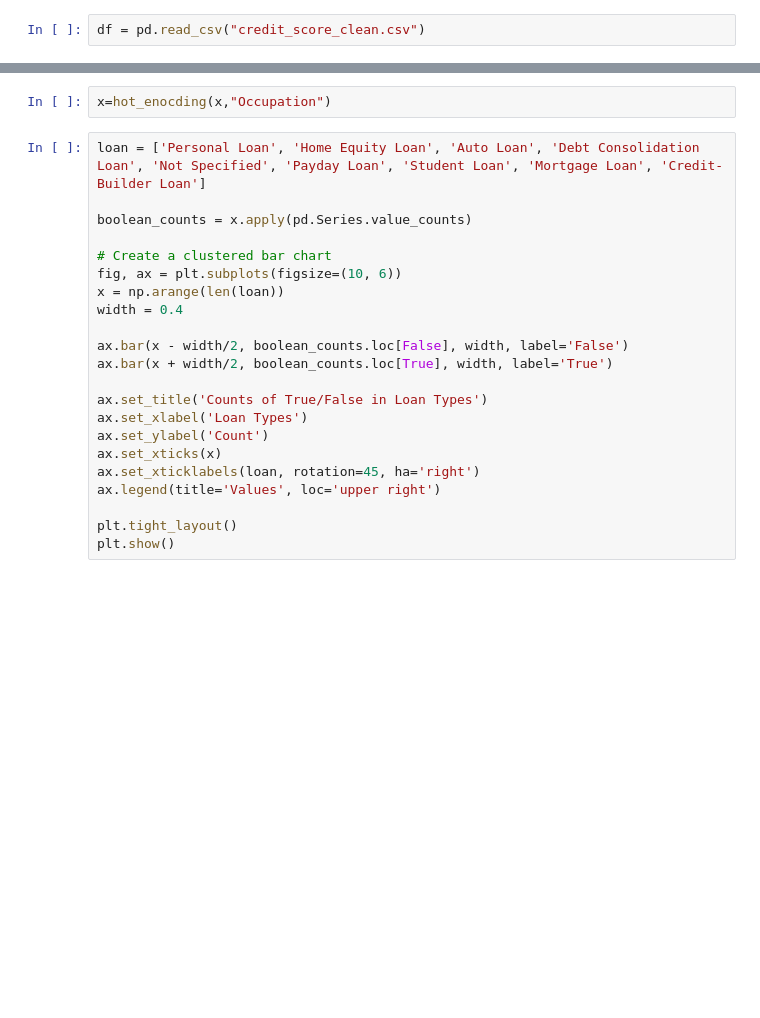
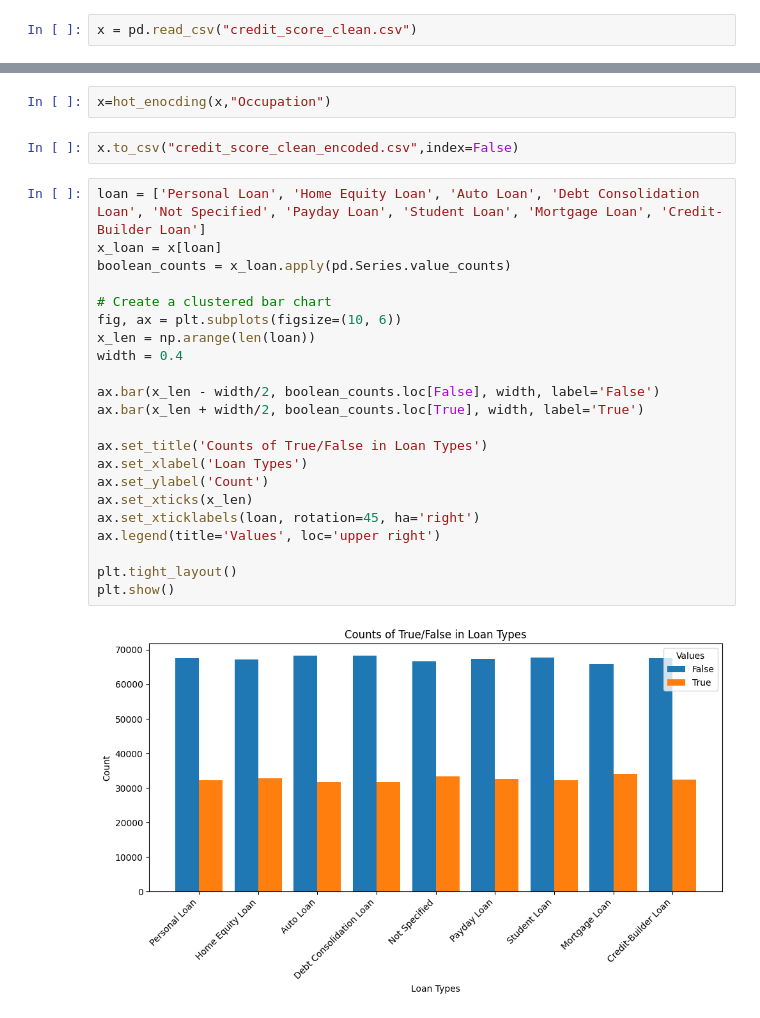
Before and after one commit to yaseen1998/AI_Orange_Course, a Jupyter notebook: Assigment/5_encoding.ipynb, the cells around one changed output, grey strips where cells are left out. Saved outputs shown, nothing was run; the diff lists cells and outputs as text; blank space fills up the shorter version.

```diff
--- a/Assigment/5_encoding.ipynb
+++ b/Assigment/5_encoding.ipynb
@@ -14,7 +15,7 @@ def custom_encoding(y):
     y = y.map(mapping)
     return y
 # %%
-df = pd.read_csv("credit_score_clean.csv")
+x = pd.read_csv("credit_score_clean.csv")
 # %%
 unique = x['Type_of_Loan'].unique()
 res =set()
@@ -38,25 +39,29 @@ x["Credit_Mix"]= custom_encoding(x["Credit_Mix"])
 x=hot_enocding(x,"Payment_Behaviour")
 # %%
 x=hot_enocding(x,"Occupation")
+# %%
+x.to_csv("credit_score_clean_encoded.csv",index=False)
 # %%
 loan = ['Personal Loan', 'Home Equity Loan', 'Auto Loan', 'Debt Consolidation Loan', 'Not Specified', 'Payday Loan', 'Student Loan', 'Mortgage Loan', 'Credit-Builder Loan']
-
-boolean_counts = x.apply(pd.Series.value_counts)
+x_loan = x[loan]
+boolean_counts = x_loan.apply(pd.Series.value_counts)
 
 # Create a clustered bar chart
 fig, ax = plt.subplots(figsize=(10, 6))
-x = np.arange(len(loan))
+x_len = np.arange(len(loan))
 width = 0.4
 
-ax.bar(x - width/2, boolean_counts.loc[False], width, label='False')
-ax.bar(x + width/2, boolean_counts.loc[True], width, label='True')
+ax.bar(x_len - width/2, boolean_counts.loc[False], width, label='False')
+ax.bar(x_len + width/2, boolean_counts.loc[True], width, label='True')
 
 ax.set_title('Counts of True/False in Loan Types')
 ax.set_xlabel('Loan Types')
 ax.set_ylabel('Count')
-ax.set_xticks(x)
+ax.set_xticks(x_len)
 ax.set_xticklabels(loan, rotation=45, ha='right')
 ax.legend(title='Values', loc='upper right')
 
 plt.tight_layout()
 plt.show()
+# %% [output]
+[figure, added]
```
Also changed, not shown: parts of 1 cell of this notebook, 13 other files.
